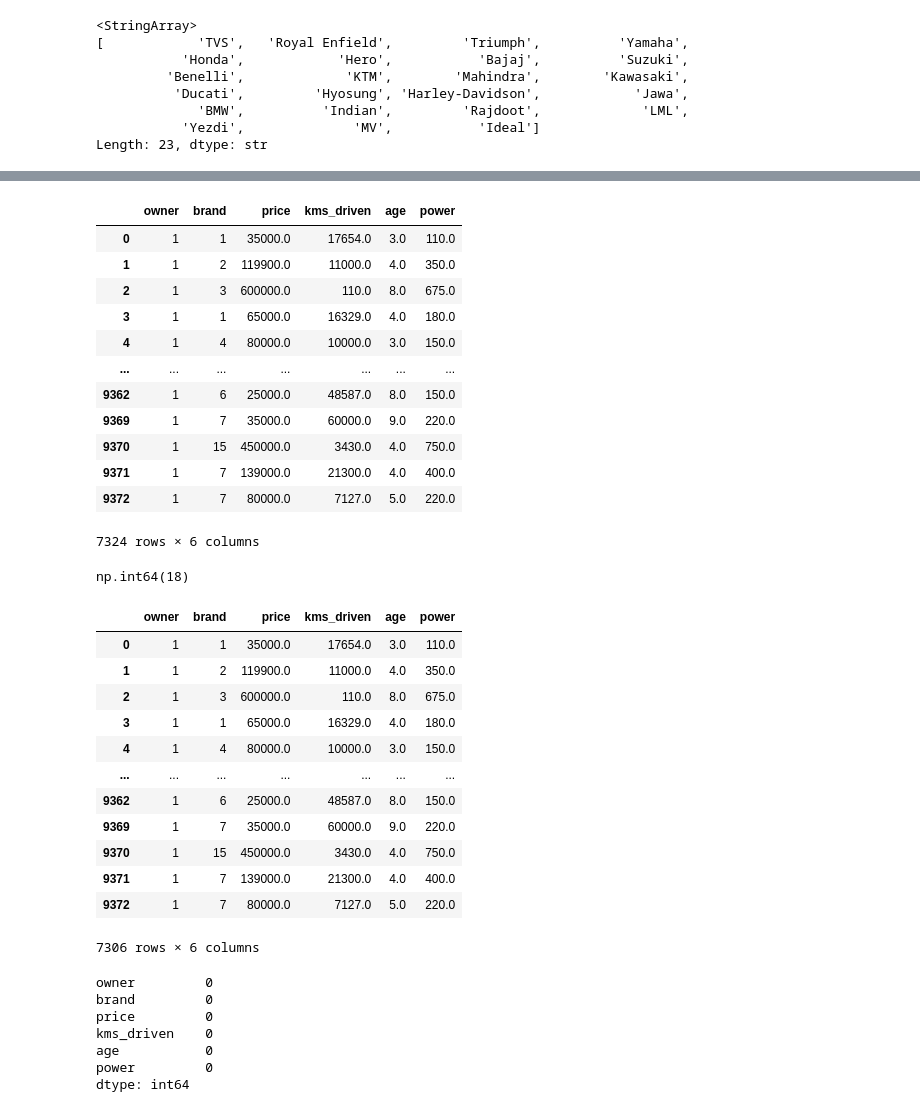
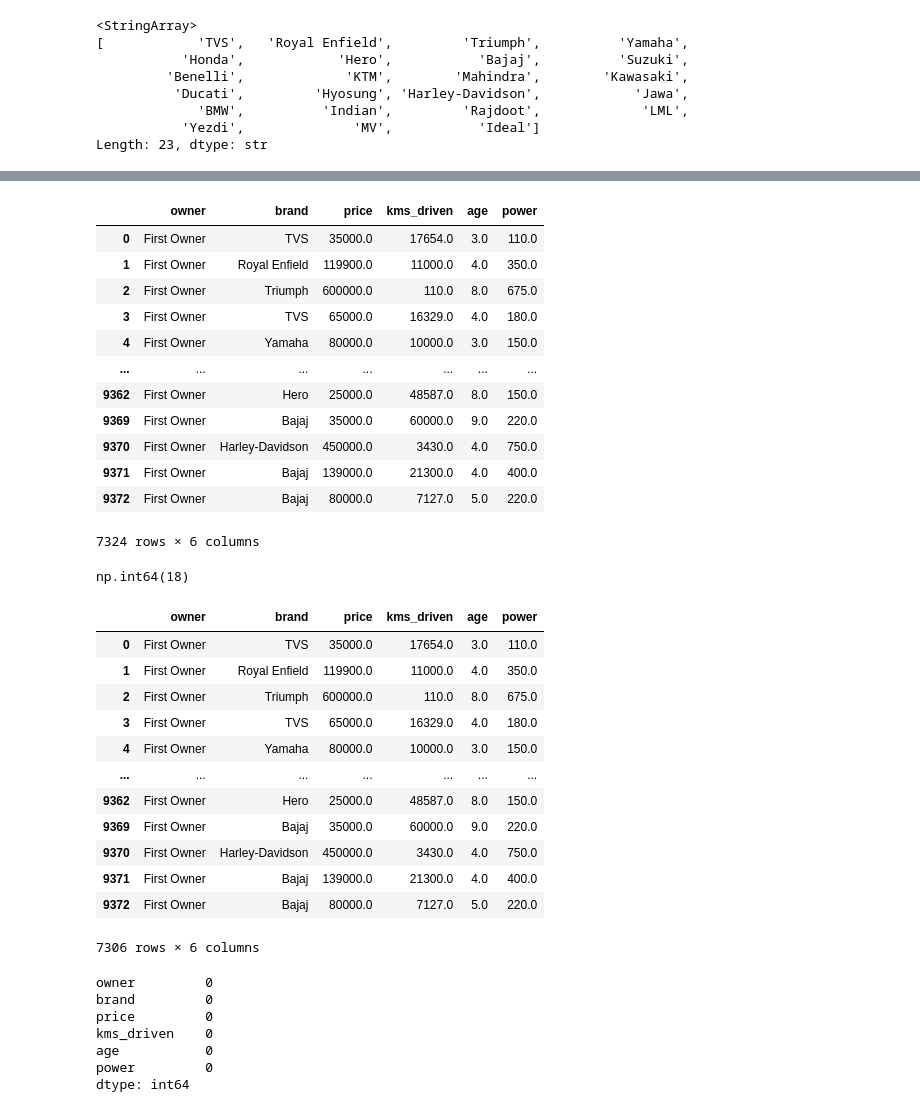
Before and after one commit to Ankush-bi/Training_of_Datascince, a Jupyter notebook: Pandas/Bike/pandas.ipynb, the cells around one changed output, grey strips where cells are left out. Cells and saved outputs as stored; diff of their text form; code cells hidden in the pictures.

```diff
--- a/Pandas/Bike/pandas.ipynb
+++ b/Pandas/Bike/pandas.ipynb
@@ -283,20 +309,20 @@ total_df
 # %%
-total_df  = pd.concat([char,num],axis=1)
+total_df  = pd.concat([cat,num],axis=1)
 
 total_df
 # %% [output]
 |  | owner | brand | price | kms_driven | age | power |
-| 0 | 1 | 1 | 35000.0 | 17654.0 | 3.0 | 110.0 |
-| 1 | 1 | 2 | 119900.0 | 11000.0 | 4.0 | 350.0 |
-| 2 | 1 | 3 | 600000.0 | 110.0 | 8.0 | 675.0 |
-| 3 | 1 | 1 | 65000.0 | 16329.0 | 4.0 | 180.0 |
-| 4 | 1 | 4 | 80000.0 | 10000.0 | 3.0 | 150.0 |
+| 0 | First Owner | TVS | 35000.0 | 17654.0 | 3.0 | 110.0 |
+| 1 | First Owner | Royal Enfield | 119900.0 | 11000.0 | 4.0 | 350.0 |
+| 2 | First Owner | Triumph | 600000.0 | 110.0 | 8.0 | 675.0 |
+| 3 | First Owner | TVS | 65000.0 | 16329.0 | 4.0 | 180.0 |
+| 4 | First Owner | Yamaha | 80000.0 | 10000.0 | 3.0 | 150.0 |
 | ... | ... | ... | ... | ... | ... | ... |
-| 9362 | 1 | 6 | 25000.0 | 48587.0 | 8.0 | 150.0 |
-| 9369 | 1 | 7 | 35000.0 | 60000.0 | 9.0 | 220.0 |
-| 9370 | 1 | 15 | 450000.0 | 3430.0 | 4.0 | 750.0 |
-| 9371 | 1 | 7 | 139000.0 | 21300.0 | 4.0 | 400.0 |
-| 9372 | 1 | 7 | 80000.0 | 7127.0 | 5.0 | 220.0 |
+| 9362 | First Owner | Hero | 25000.0 | 48587.0 | 8.0 | 150.0 |
+| 9369 | First Owner | Bajaj | 35000.0 | 60000.0 | 9.0 | 220.0 |
+| 9370 | First Owner | Harley-Davidson | 450000.0 | 3430.0 | 4.0 | 750.0 |
+| 9371 | First Owner | Bajaj | 139000.0 | 21300.0 | 4.0 | 400.0 |
+| 9372 | First Owner | Bajaj | 80000.0 | 7127.0 | 5.0 | 220.0 |
 7324 rows × 6 columns
 # %%
 total_df.duplicated().sum()
@@ -308,17 +334,17 @@ total_df.drop_duplicates(inplace=True)
 total_df
 # %% [output]
 |  | owner | brand | price | kms_driven | age | power |
-| 0 | 1 | 1 | 35000.0 | 17654.0 | 3.0 | 110.0 |
-| 1 | 1 | 2 | 119900.0 | 11000.0 | 4.0 | 350.0 |
-| 2 | 1 | 3 | 600000.0 | 110.0 | 8.0 | 675.0 |
-| 3 | 1 | 1 | 65000.0 | 16329.0 | 4.0 | 180.0 |
-| 4 | 1 | 4 | 80000.0 | 10000.0 | 3.0 | 150.0 |
+| 0 | First Owner | TVS | 35000.0 | 17654.0 | 3.0 | 110.0 |
+| 1 | First Owner | Royal Enfield | 119900.0 | 11000.0 | 4.0 | 350.0 |
+| 2 | First Owner | Triumph | 600000.0 | 110.0 | 8.0 | 675.0 |
+| 3 | First Owner | TVS | 65000.0 | 16329.0 | 4.0 | 180.0 |
+| 4 | First Owner | Yamaha | 80000.0 | 10000.0 | 3.0 | 150.0 |
 | ... | ... | ... | ... | ... | ... | ... |
-| 9362 | 1 | 6 | 25000.0 | 48587.0 | 8.0 | 150.0 |
-| 9369 | 1 | 7 | 35000.0 | 60000.0 | 9.0 | 220.0 |
-| 9370 | 1 | 15 | 450000.0 | 3430.0 | 4.0 | 750.0 |
-| 9371 | 1 | 7 | 139000.0 | 21300.0 | 4.0 | 400.0 |
-| 9372 | 1 | 7 | 80000.0 | 7127.0 | 5.0 | 220.0 |
+| 9362 | First Owner | Hero | 25000.0 | 48587.0 | 8.0 | 150.0 |
+| 9369 | First Owner | Bajaj | 35000.0 | 60000.0 | 9.0 | 220.0 |
+| 9370 | First Owner | Harley-Davidson | 450000.0 | 3430.0 | 4.0 | 750.0 |
+| 9371 | First Owner | Bajaj | 139000.0 | 21300.0 | 4.0 | 400.0 |
+| 9372 | First Owner | Bajaj | 80000.0 | 7127.0 | 5.0 | 220.0 |
 7306 rows × 6 columns
 # %%
 total_df.isnull().sum()
```
Also changed, not shown: parts of 26 cells of this notebook, 24 other files.
